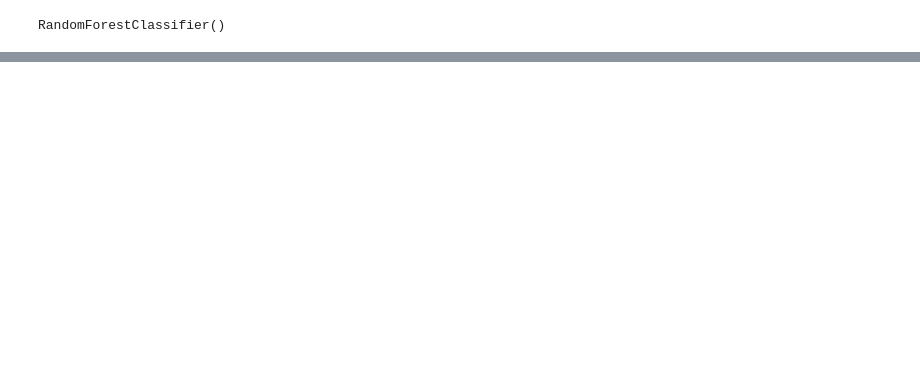
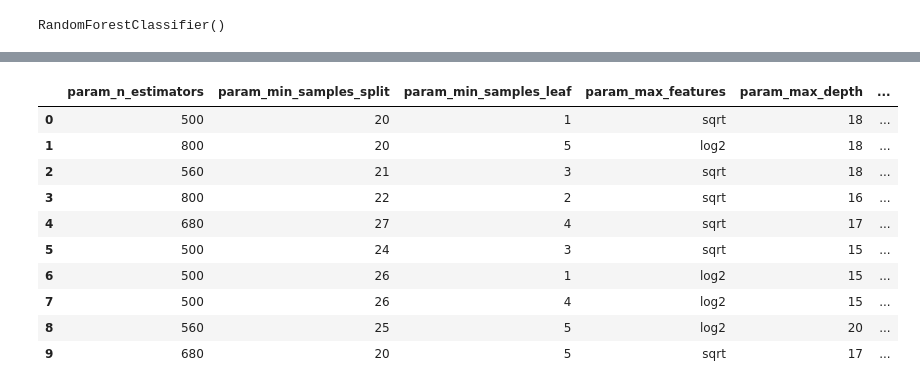
Before and after one commit to Wasder1922/pp-25_group3, a Jupyter notebook: programs/main.ipynb, the cells around one changed output, grey strips where cells are left out. Drawn from its saved outputs; the diff is of its cells as text; code cells hidden in the pictures; blank space fills up the shorter version.

```diff
--- a/programs/main.ipynb
+++ b/programs/main.ipynb
@@ -54,0 +117,25 @@ RandomForestClassifier()
+# %%
+# перебираем параметры в поисках лучшей модели
+n_estimators = [int(x) for x in np.linspace(start = 500, stop = 800, num = 6)]
+max_features = ['log2', 'sqrt']
+max_depth = [int(x) for x in np.linspace(start = 10, stop = 20, num = 10)]
+min_samples_split = [int(x) for x in np.linspace(start = 20, stop = 30, num = 10)]
+min_samples_leaf = [int(x) for x in np.linspace(start = 1, stop = 5, num = 5)] + [int(x) for x in np.linspace(start = 15, stop = 25, num = 5)]
+bootstrap = [False, True]
+param_dist = {'n_estimators': n_estimators,
+               'max_features': max_features,
+               'max_depth': max_depth,
+               'min_samples_split': min_samples_split,
+               'min_samples_leaf': min_samples_leaf,
+               'bootstrap': bootstrap}
+rs = RandomizedSearchCV(classifier,
+                        param_dist,
+                        n_iter = 50,
+                        cv = 3,
+                        verbose = 1,
+                        n_jobs=-1,
+                        random_state=0)
+rs.fit(X_train_pca, y_train)
+
+# вывод лучших параметров (не всегда оптимально)
+rs.best_params_
@@ -54,0 +150,27 @@ RandomForestClassifier()
+# %%
+# табличка с десятью лучшими моделями
+rs_df = pd.DataFrame(rs.cv_results_).sort_values('rank_test_score').reset_index(drop=True)
+rs_df = rs_df.drop([
+            'mean_fit_time',
+            'std_fit_time',
+            'mean_score_time',
+            'std_score_time',
+            'params',
+            'split0_test_score',
+            'split1_test_score',
+            'split2_test_score',
+            'std_test_score'],
+            axis=1)
+rs_df.head(10)
+# %% [output]
+|  | param_n_estimators | param_min_samples_split | param_min_samples_leaf | param_max_features | param_max_depth | ... |
+| 0 | 500 | 20 | 1 | sqrt | 18 | ... |
+| 1 | 800 | 20 | 5 | log2 | 18 | ... |
+| 2 | 560 | 21 | 3 | sqrt | 18 | ... |
+| 3 | 800 | 22 | 2 | sqrt | 16 | ... |
+| 4 | 680 | 27 | 4 | sqrt | 17 | ... |
+| 5 | 500 | 24 | 3 | sqrt | 15 | ... |
+| 6 | 500 | 26 | 1 | log2 | 15 | ... |
+| 7 | 500 | 26 | 4 | log2 | 15 | ... |
+| 8 | 560 | 25 | 5 | log2 | 20 | ... |
+| 9 | 680 | 20 | 5 | sqrt | 17 | ... |
```
Also changed, not shown: parts of 21 cells of this notebook, 1 other file.
